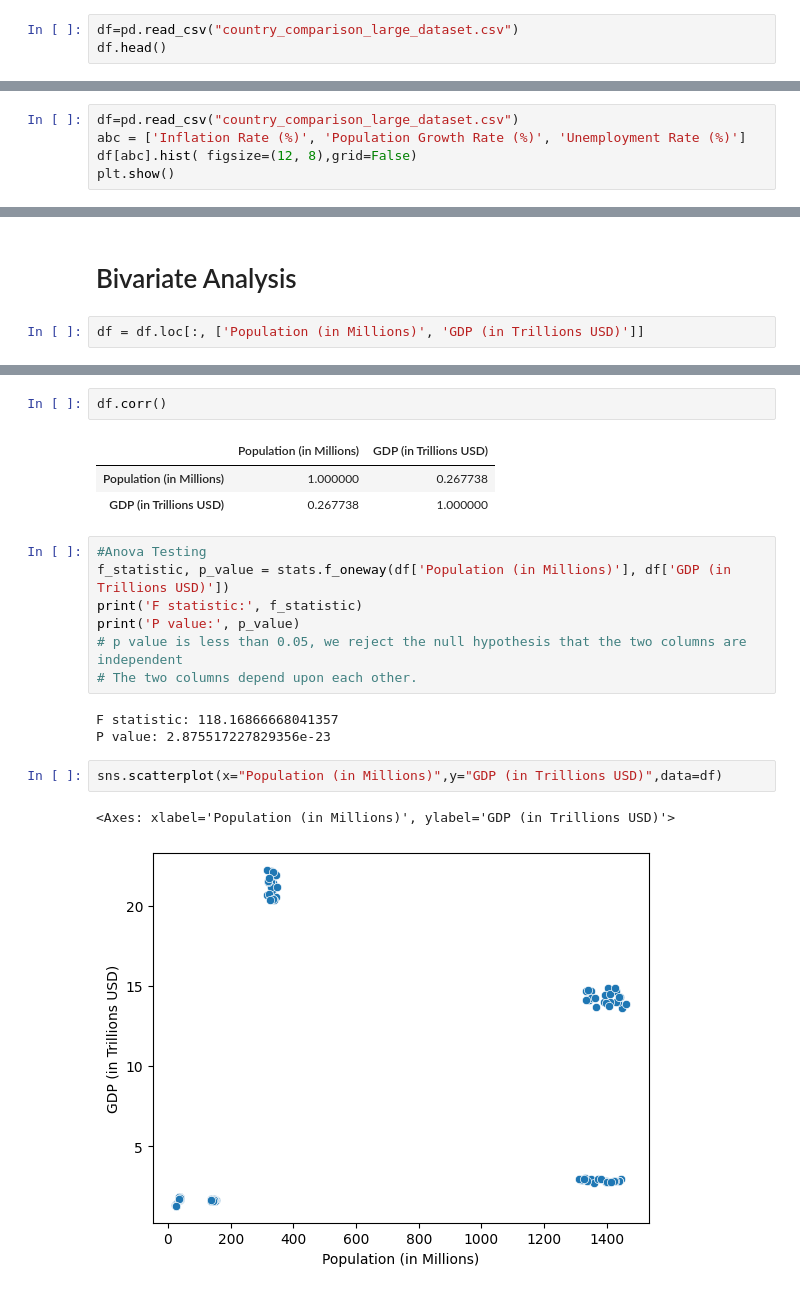
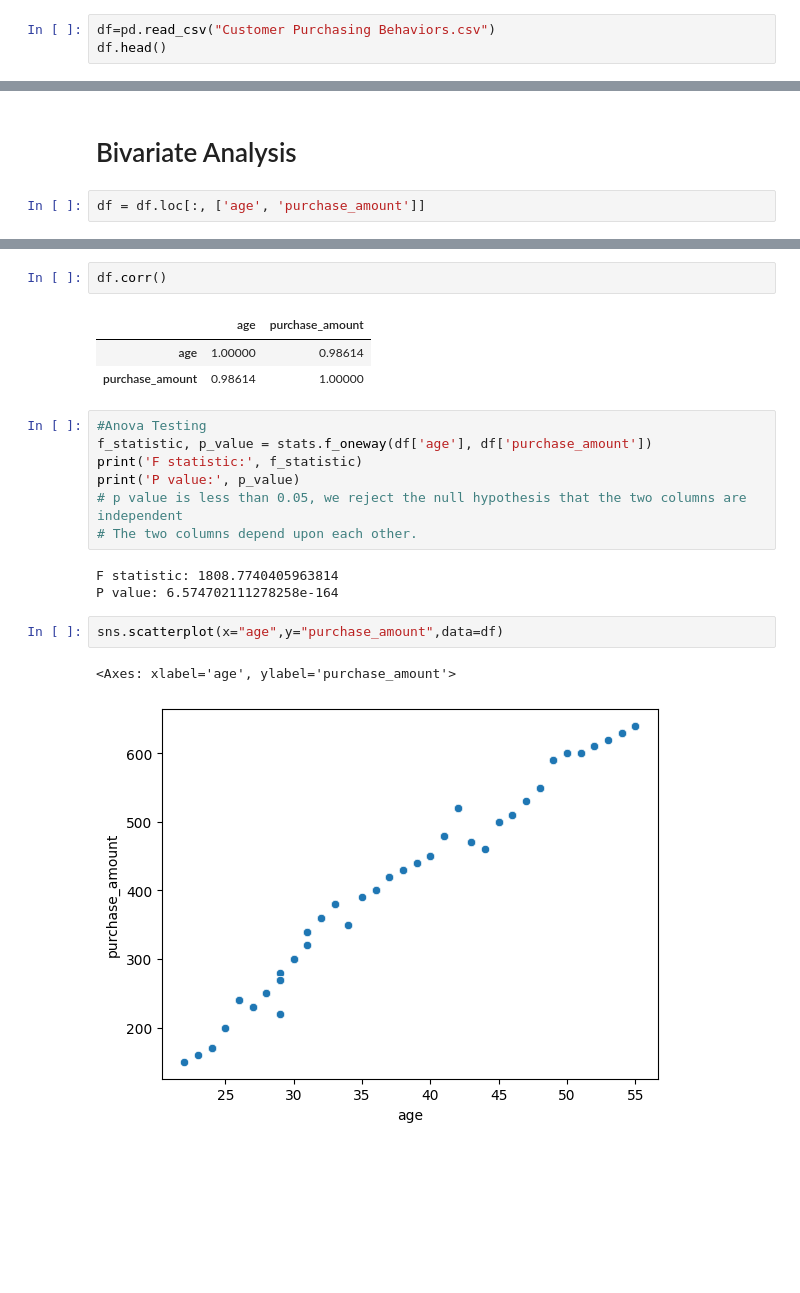
Before and after one commit to Vrishank-Saini/DAI-Assignment, a Jupyter notebook: Assignment.ipynb, the cells around one changed output, grey strips where cells are left out. Cells and saved outputs as stored; diff of their text form; blank space fills up the shorter version.

```diff
--- a/Assignment.ipynb
+++ b/Assignment.ipynb
@@ -5,6 +5,6 @@ import matplotlib.pyplot as plt
 import seaborn as sns
 import scipy.stats as stats
 # %%
-df=pd.read_csv("country_comparison_large_dataset.csv")
+df=pd.read_csv("Customer Purchasing Behaviors.csv")
 df.head()
 # %% [output]
@@ -187,5 +158,0 @@ np.float64(0.1395776109479506)
-# %%
-df=pd.read_csv("country_comparison_large_dataset.csv")
-abc = ['Inflation Rate (%)', 'Population Growth Rate (%)', 'Unemployment Rate (%)']
-df[abc].hist( figsize=(12, 8),grid=False)
-plt.show()
@@ -198,7 +174,7 @@ plt.show()
 # %% [markdown]
 # Bivariate Analysis
 # %%
-df = df.loc[:, ['Population (in Millions)', 'GDP (in Trillions USD)']]
+df = df.loc[:, ['age', 'purchase_amount']]
 # %%
 # Checking for duplicates and missing values
 print(df.duplicated())
@@ -233,21 +209,21 @@ dtype: int64
 # %%
 df.corr()
 # %% [output]
-|  | Population (in Millions) | GDP (in Trillions USD) |
-| Population (in Millions) | 1.000000 | 0.267738 |
-| GDP (in Trillions USD) | 0.267738 | 1.000000 |
+|  | age | purchase_amount |
+| age | 1.00000 | 0.98614 |
+| purchase_amount | 0.98614 | 1.00000 |
 # %%
 #Anova Testing
-f_statistic, p_value = stats.f_oneway(df['Population (in Millions)'], df['GDP (in Trillions USD)'])
+f_statistic, p_value = stats.f_oneway(df['age'], df['purchase_amount'])
 print('F statistic:', f_statistic)
 print('P value:', p_value)
 # p value is less than 0.05, we reject the null hypothesis that the two columns are independent
 # The two columns depend upon each other.
 # %% [output]
-F statistic: 118.16866668041357
-P value: 2.875517227829356e-23
+F statistic: 1808.7740405963814
+P value: 6.574702111278258e-164
 # %%
-sns.scatterplot(x="Population (in Millions)",y="GDP (in Trillions USD)",data=df)
+sns.scatterplot(x="age",y="purchase_amount",data=df)
 # %% [output]
-<Axes: xlabel='Population (in Millions)', ylabel='GDP (in Trillions USD)'>
+<Axes: xlabel='age', ylabel='purchase_amount'>
-[figure, old version]
+[figure, new version]
```
Also changed, not shown: parts of 40 cells of this notebook.
